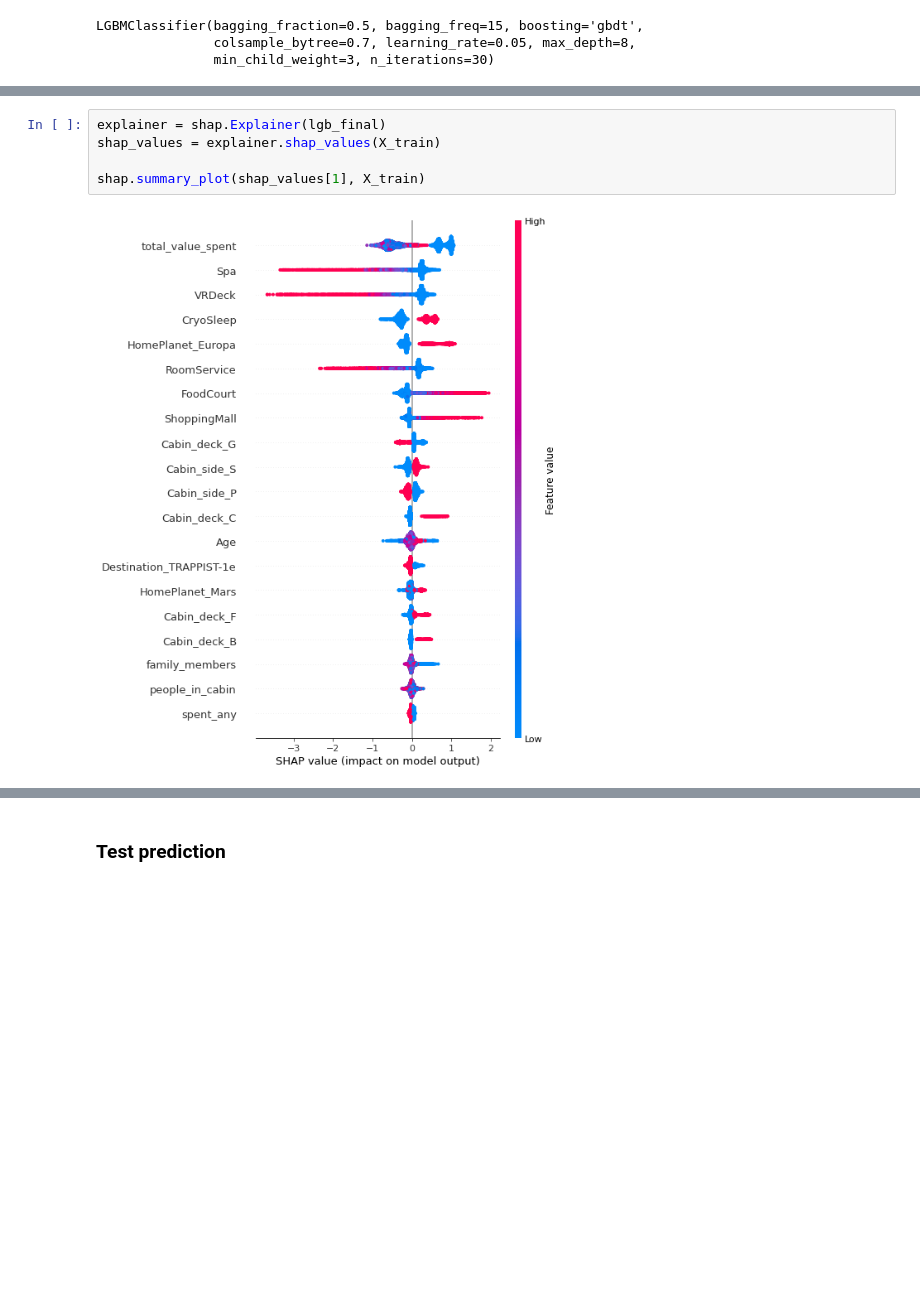
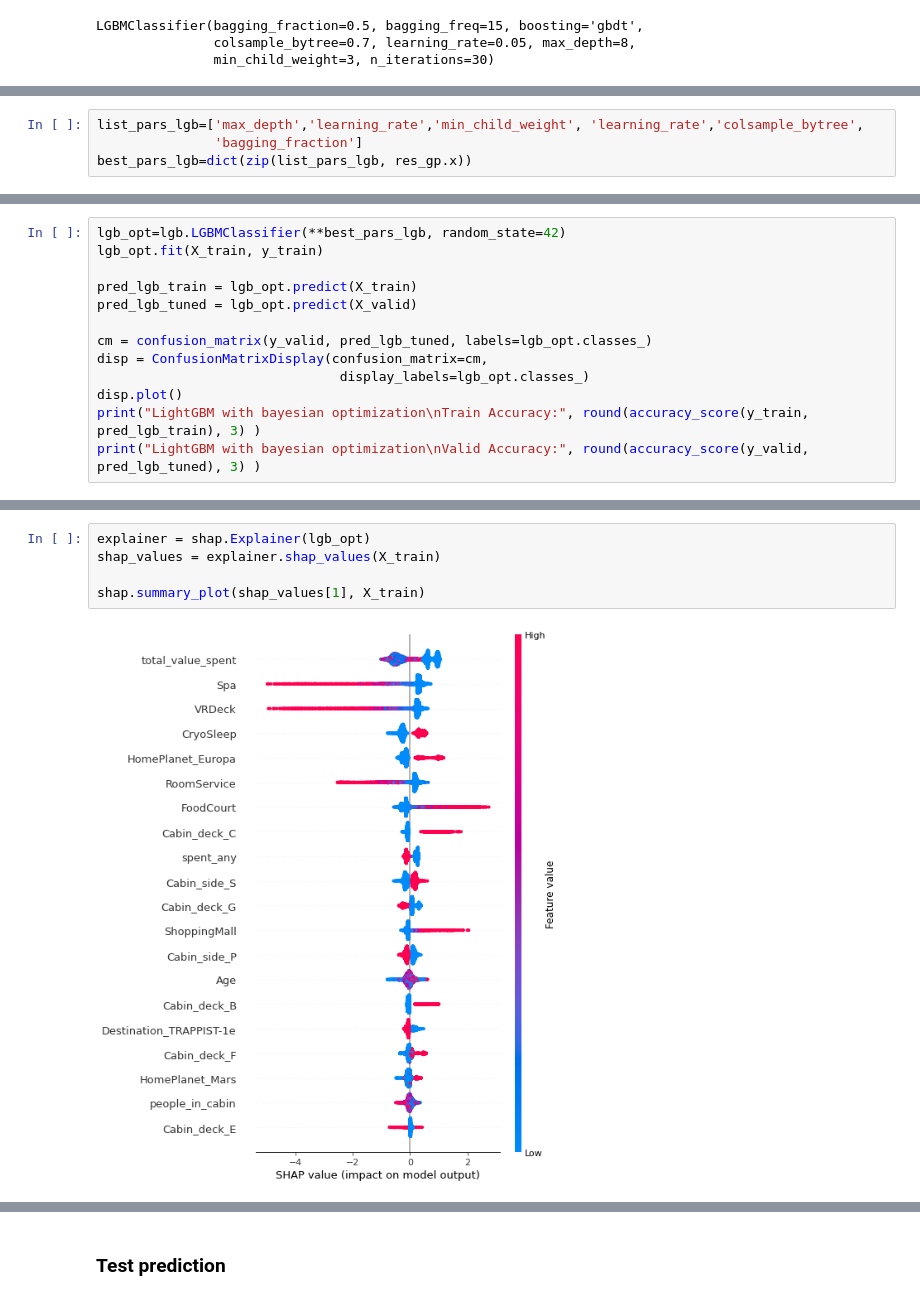
Before and after one commit to rodrigopzt/Kaggle-Competitions, a Jupyter notebook: Spaceship Titanic/spaceship_titanic.ipynb, the cells around one changed output, grey strips where cells are left out. Saved outputs shown, nothing was run; the diff lists cells and outputs as text; blank space fills up the shorter version.

Commit message:
added bayesian optimization for lightgbm results

```diff
--- a/Spaceship Titanic/spaceship_titanic.ipynb
+++ b/Spaceship Titanic/spaceship_titanic.ipynb
@@ -537,0 +570,4 @@ Valid Accuracy: 0.8
+# %%
+list_pars_lgb=['max_depth','learning_rate','min_child_weight', 'learning_rate','colsample_bytree',
+               'bagging_fraction']
+best_pars_lgb=dict(zip(list_pars_lgb, res_gp.x))
@@ -537,0 +582,13 @@ Valid Accuracy: 0.8
+# %%
+lgb_opt=lgb.LGBMClassifier(**best_pars_lgb, random_state=42)
+lgb_opt.fit(X_train, y_train)
+
+pred_lgb_train = lgb_opt.predict(X_train)
+pred_lgb_tuned = lgb_opt.predict(X_valid)
+
+cm = confusion_matrix(y_valid, pred_lgb_tuned, labels=lgb_opt.classes_)
+disp = ConfusionMatrixDisplay(confusion_matrix=cm,
+                               display_labels=lgb_opt.classes_)
+disp.plot()
+print("LightGBM with bayesian optimization\nTrain Accuracy:", round(accuracy_score(y_train, pred_lgb_train), 3) )
+print("LightGBM with bayesian optimization\nValid Accuracy:", round(accuracy_score(y_valid, pred_lgb_tuned), 3) )
@@ -538,8 +602,8 @@ Valid Accuracy: 0.8
 # %%
-explainer = shap.Explainer(lgb_final)
+explainer = shap.Explainer(lgb_opt)
 shap_values = explainer.shap_values(X_train)
 
 shap.summary_plot(shap_values[1], X_train)
 # %% [output]
-[figure, old version]
+[figure, new version]
 # %% [markdown]
```
Also changed, not shown: parts of 8 cells of this notebook, 2 other files.
